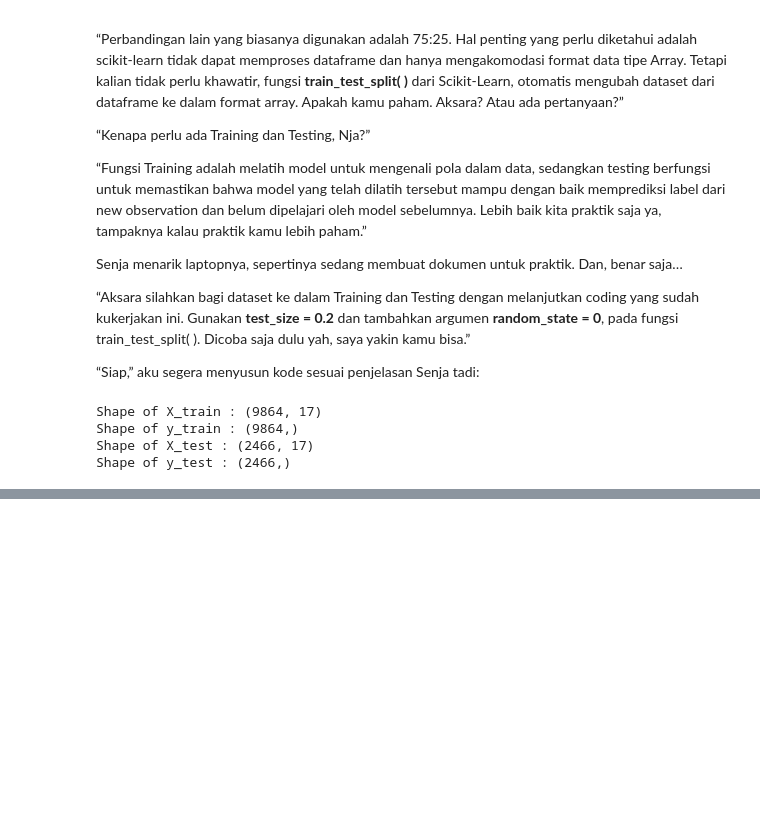
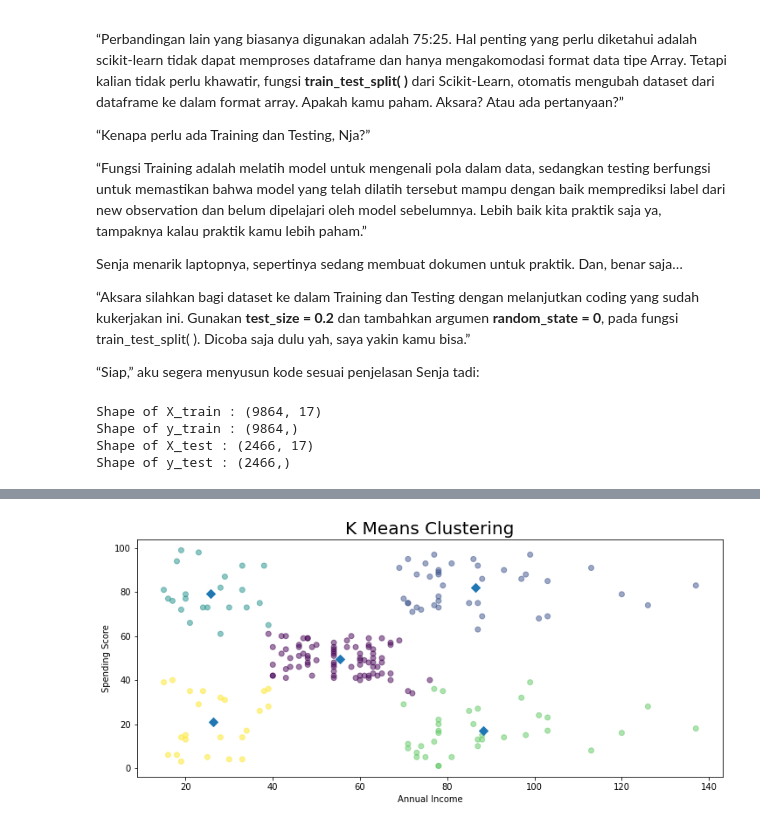
Before and after one commit to setyo-dwi-pratama/Courses, a Jupyter notebook: 12_Machine_Learning_With_Python_for_Beginner.ipynb, the cells around one changed output, grey strips where cells are left out. Drawn from its saved outputs; the diff is of its cells as text; code cells hidden in the pictures; blank space fills up the shorter version.

```diff
--- a/12_Machine_Learning_With_Python_for_Beginner.ipynb
+++ b/12_Machine_Learning_With_Python_for_Beginner.ipynb
@@ -554,0 +1052,14 @@ Shape of y_test : (2466,)
+# %%
+#import library
+import pandas as pd
+from sklearn.cluster import KMeans
+
+#load dataset
+dataset = pd.read_csv('https://dqlab-dataset.s3-ap-southeast-1.amazonaws.com/pythonTutorial/mall_customers.csv')
+
+#selecting features
+X = dataset[['annual_income','spending_score']]
+
+#Define KMeans as cluster_model
+cluster_model = KMeans(n_clusters = 5, random_state = 24)
+labels = cluster_model.fit_predict(X)
@@ -554,0 +1078,25 @@ Shape of y_test : (2466,)
+# %%
+#import library
+import matplotlib.pyplot as plt
+
+#convert dataframe to array
+X = X.values
+#Separate X to xs and ys --> use for chart axis
+xs = X[:,0]
+ys = X[:,1]
+# Make a scatter plot of xs and ys, using labels to define the colors
+plt.scatter(xs,ys,c=labels, alpha=0.5)
+
+# Assign the cluster centers: centroids
+centroids = cluster_model.cluster_centers_
+# Assign the columns of centroids: centroids_x, centroids_y
+centroids_x = centroids[:,0]
+centroids_y = centroids[:,1]
+# Make a scatter plot of centroids_x and centroids_y
+plt.scatter(centroids_x,centroids_y,marker='D', s=50)
+plt.title('K Means Clustering', fontsize = 20)
+plt.xlabel('Annual Income')
+plt.ylabel('Spending Score')
+plt.show()
+# %% [output]
+[figure, added]
```
Also changed, not shown: parts of 87 cells of this notebook.
